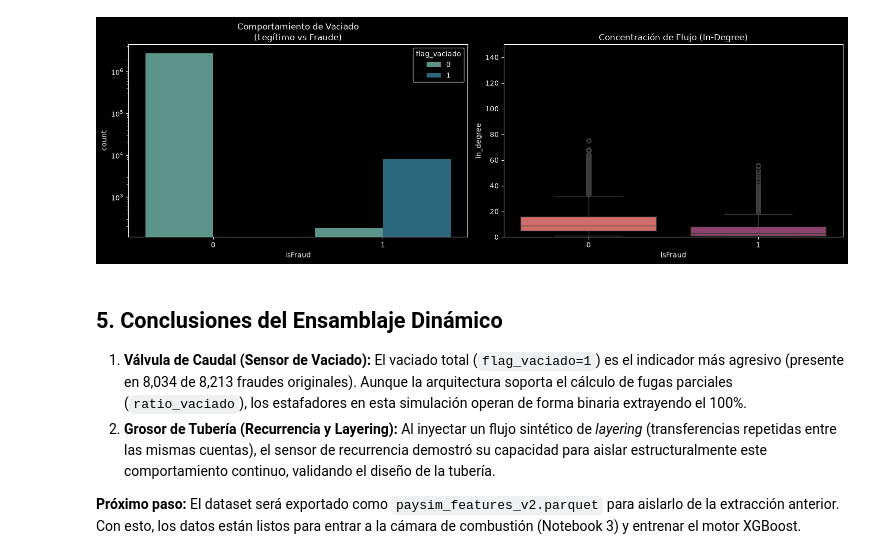
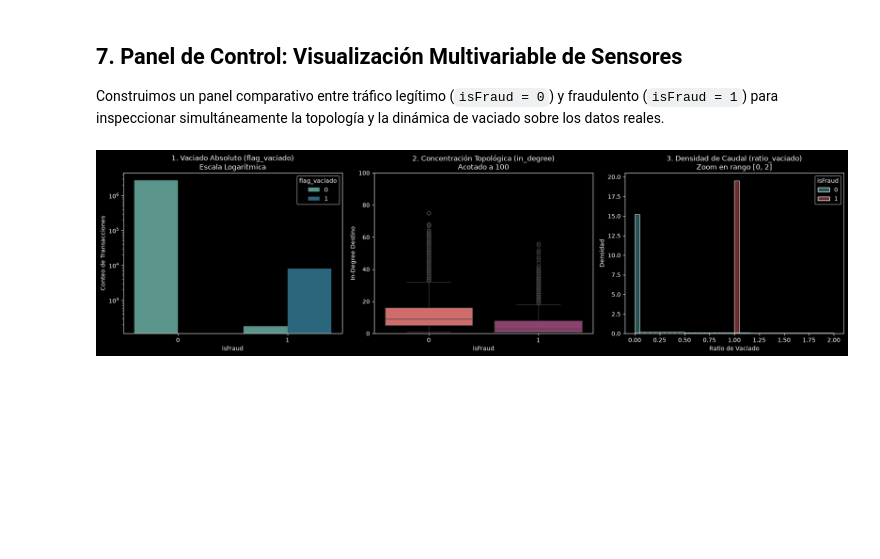
Before and after one commit to maxilovesbjj/aml-money-laundering-engine, a Jupyter notebook: notebooks/02_caudal_y_recurrencia.ipynb, the cells around one changed output. Saved outputs shown, nothing was run; the diff lists cells and outputs as text; code cells hidden in the pictures; blank space fills up the shorter version.

Commit message:
feat(eda): analisis riguroso de caudal, evaluacion controlada de recurrencia y exportacion segura v2

```diff
--- a/notebooks/02_caudal_y_recurrencia.ipynb
+++ b/notebooks/02_caudal_y_recurrencia.ipynb
@@ -89,0 +191,16 @@ Para entender el comportamiento de la red, visualizamos la distribución del rie
+# %%
+# 1. Conteo directo e idempotente por par origen-destino sin merge
+df['frecuencia_conexion'] = df.groupby(['nameOrig', 'nameDest'])['step'].transform('size')
+
+# 2. Distribución empírica de la frecuencia en datos reales
+print("Estadísticas de frecuencia_conexion por clase:")
+resumen_recurrencia = df.groupby('isFraud')['frecuencia_conexion'].agg(['count', 'min', 'mean', 'max'])
+display(resumen_recurrencia)
+
+# 3. Verificación de pares repetidos
+pares_repetidos_legitimos = ((df['isFraud'] == 0) & (df['frecuencia_conexion'] > 1)).sum()
+pares_repetidos_fraude = ((df['isFraud'] == 1) & (df['frecuencia_conexion'] > 1)).sum()
+
+print(f"\nTransacciones con frecuencia > 1:")
+print(f"- Operaciones legítimas repetidas: {pares_repetidos_legitimos}")
+print(f"- Operaciones de fraude repetidas:   {pares_repetidos_fraude}")
@@ -90,28 +276,57 @@ Para entender el comportamiento de la red, visualizamos la distribución del rie
+# %% [markdown]
+## 7. Panel de Control: Visualización Multivariable de Sensores
+Construimos un panel comparativo entre tráfico legítimo (`isFraud = 0`) y fraudulento (`isFraud = 1`) para inspeccionar simultáneamente la topología y la dinámica de vaciado sobre los datos reales.
 # %%
 import matplotlib.pyplot as plt
 import seaborn as sns
 
 plt.style.use('dark_background')
-fig, axes = plt.subplots(1, 2, figsize=(15, 5))
+fig, axes = plt.subplots(1, 3, figsize=(18, 5))
 
-# Válvula de Caudal (Vaciado)
-sns.countplot(data=df, x='isFraud', hue='flag_vaciado', ax=axes[0], palette='crest')
-axes[0].set_title('Comportamiento de Vaciado\n(Legítimo vs Fraude)')
+# 1. Gráfico de Vaciado Absoluto
+sns.countplot(
+    data=df,
+    x='isFraud',
+    hue='flag_vaciado',
+    ax=axes[0],
+    palette='crest'
+)
 axes[0].set_yscale('log')
+axes[0].set_title('1. Vaciado Absoluto (flag_vaciado)\nEscala Logarítmica')
+axes[0].set_xlabel('isFraud')
+axes[0].set_ylabel('Conteo de Transacciones')
 
-# Estanques Colectores (In-Degree)
-sns.boxplot(data=df, x='isFraud', y='in_degree', hue='isFraud', legend=False, ax=axes[1], palette='flare')
-axes[1].set_title('Concentración de Flujo (In-Degree)')
-axes[1].set_ylim(0, 150)
+# 2. Gráfico de Concentración Topológica (In-Degree)
+sns.boxplot(
+    data=df,
+    x='isFraud',
+    y='in_degree',
+    hue='isFraud',
+    legend=False,
+    ax=axes[1],
+    palette='flare'
+)
+axes[1].set_ylim(0, 100)
+axes[1].set_title('2. Concentración Topológica (in_degree)\nAcotado a 100')
+axes[1].set_xlabel('isFraud')
+axes[1].set_ylabel('In-Degree Destino')
+
+# 3. Gráfico de Densidad del Ratio de Vaciado
+sns.histplot(
+    data=df[df['ratio_vaciado'] <= 2],
+    x='ratio_vaciado',
+    hue='isFraud',
+    bins=40,
+    stat='density',
+    common_norm=False,
+    palette=['#4fa8a8', '#d65f5f'],
+    ax=axes[2]
+)
+axes[2].set_title('3. Densidad de Caudal (ratio_vaciado)\nZoom en rango [0, 2]')
+axes[2].set_xlabel('Ratio de Vaciado')
+axes[2].set_ylabel('Densidad')
 
 plt.tight_layout()
 plt.show()
 # %% [output]
-[figure, old version]
+[figure, new version]
-# %% [markdown]
-## 5. Conclusiones del Ensamblaje Dinámico
-
-1. **Válvula de Caudal (Sensor de Vaciado):** El vaciado total (`flag_vaciado=1`) es el indicador más agresivo (presente en 8,034 de 8,213 fraudes originales). Aunque la arquitectura soporta el cálculo de fugas parciales (`ratio_vaciado`), los estafadores en esta simulación operan de forma binaria extrayendo el 100%.
-2. **Grosor de Tubería (Recurrencia y Layering):** Al inyectar un flujo sintético de *layering* (transferencias repetidas entre las mismas cuentas), el sensor de recurrencia demostró su capacidad para aislar estructuralmente este comportamiento continuo, validando el diseño de la tubería.
-
-**Próximo paso:** El dataset será exportado como `paysim_features_v2.parquet` para aislarlo de la extracción anterior. Con esto, los datos están listos para entrar a la cámara de combustión (Notebook 3) y entrenar el motor XGBoost.
```
Also changed, not shown: parts of 27 cells of this notebook.
